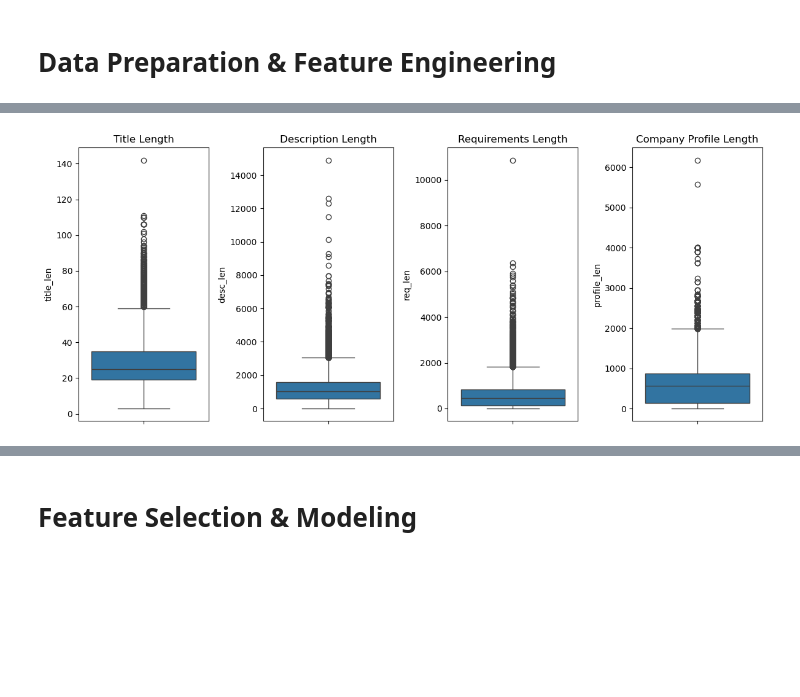
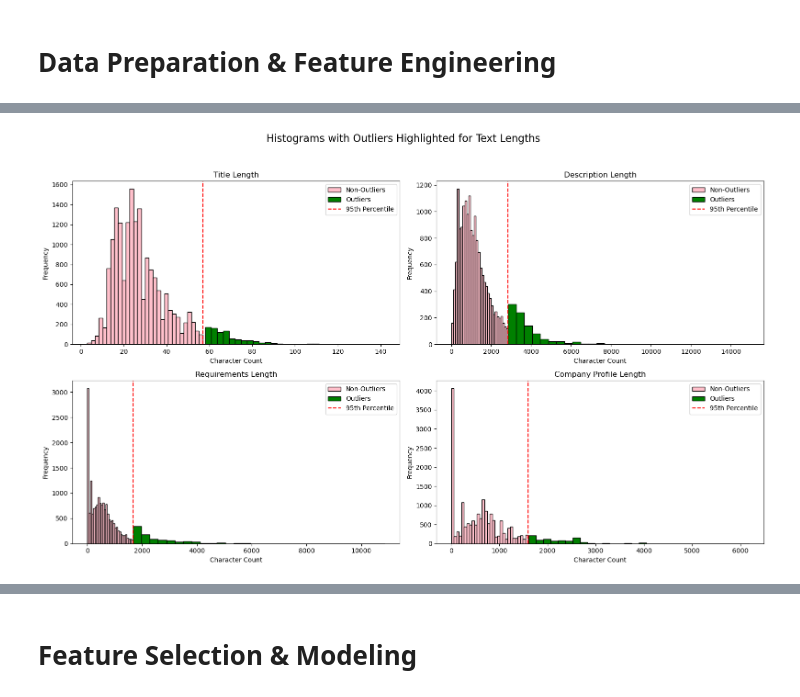
Before and after one commit to navanodonavan/MSAAI510FinalProjectGroup4, a Jupyter notebook: Final Project Section5-Team 4.ipynb, the cells around one changed output, grey strips where cells are left out. Saved outputs shown, nothing was run; the diff lists cells and outputs as text; code cells hidden in the pictures; blank space fills up the shorter version.

```diff
--- a/Final Project Section5-Team 4.ipynb
+++ b/Final Project Section5-Team 4.ipynb
@@ -181,36 +231,32 @@ No missing values remaining.
 # %%
 # visualizing outliers
-# calculate 95th percentile
-title_threshold = df['title_len'].quantile(0.95)
-desc_threshold = df['desc_len'].quantile(0.95)
-req_threshold = df['req_len'].quantile(0.95)
-profile_threshold = df['profile_len'].quantile(0.95)
+fields = {
+    'title_len': 'Title',
+    'desc_len': 'Description',
+    'req_len': 'Requirements',
+    'profile_len': 'Company Profile'
+}
 
-# id outliers for later use potentially
-df['title_len_outlier'] = (df['title_len'] > title_threshold).astype(int)
-df['desc_len_outlier'] = (df['desc_len'] > desc_threshold).astype(int)
-df['req_len_outlier'] = (df['req_len'] > req_threshold).astype(int)
-df['profile_len_outlier'] = (df['profile_len'] > profile_threshold).astype(int)
+# create subplot
+fig, axs = plt.subplots(2, 2, figsize=(16, 10))
+fig.suptitle('Histograms with Outliers Highlighted for Text Lengths', fontsize=16)
 
-plt.figure(figsize=(12, 5))
+# plot histogram of outliers
+for ax, (col, label) in zip(axs.flat, fields.items()):
+    threshold = df[col].quantile(0.95)
+    outliers = df[df[col] > threshold]
+    non_outliers = df[df[col] <= threshold]
 
-plt.subplot(1, 4, 1)
-sns.boxplot(y=df['title_len'])
-plt.title('Title Length')
+    ax.hist(non_outliers[col], bins=30, color='pink', edgecolor='black', label='Non-Outliers')
+    ax.hist(outliers[col], bins=30, color='green', edgecolor='black', label='Outliers')
+    ax.axvline(threshold, color='red', linestyle='--', label='95th Percentile')
 
-plt.subplot(1, 4, 2)
-sns.boxplot(y=df['desc_len'])
-plt.title('Description Length')
+    ax.set_title(f'{label} Length')
+    ax.set_xlabel('Character Count')
+    ax.set_ylabel('Frequency')
+    ax.legend()
 
-plt.subplot(1, 4, 3)
-sns.boxplot(y=df['req_len'])
-plt.title('Requirements Length')
-
-plt.subplot(1, 4, 4)
-sns.boxplot(y=df['profile_len'])
-plt.title('Company Profile Length')
-
-plt.tight_layout()
+plt.tight_layout(rect=[0, 0.03, 1, 0.95])
 plt.show()
 # %% [output]
-[figure, old version]
+[figure, new version]
```
Also changed, not shown: parts of 13 cells of this notebook.
